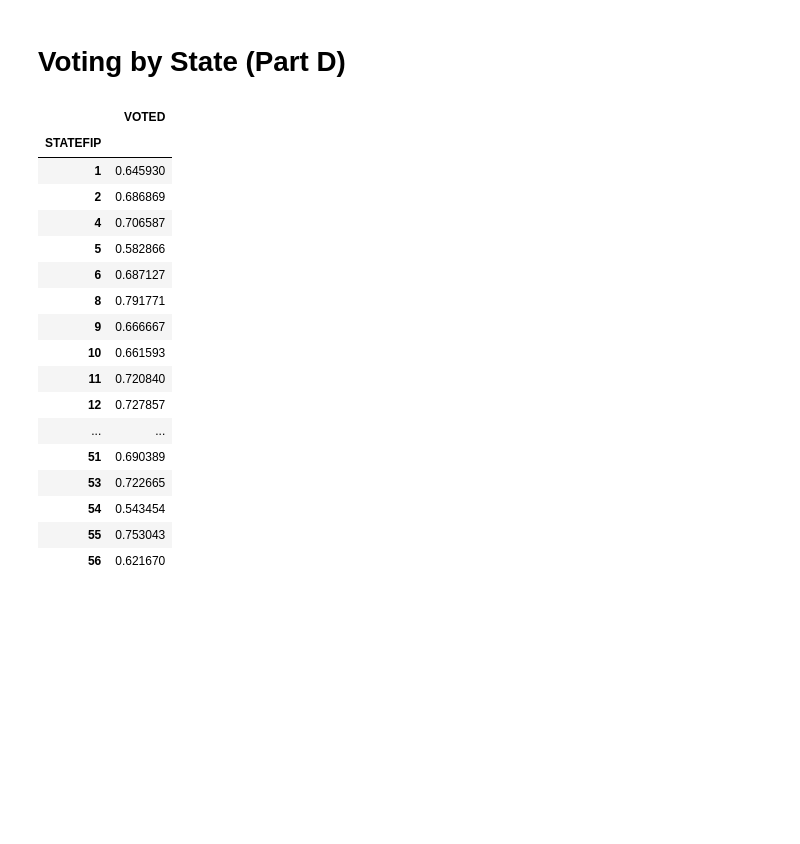
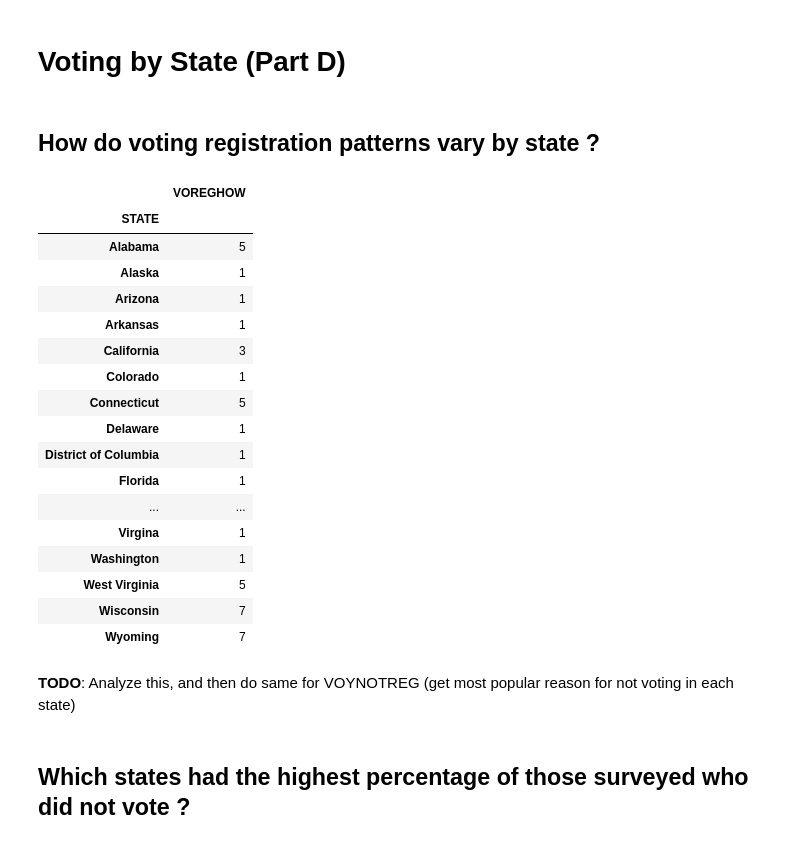
Before and after one commit to mdesilva/Data-Science, a Jupyter notebook: ASA2020FallDataChallenge/Analysis.ipynb, the cells around one changed output. Cells and saved outputs as stored; diff of their text form; code cells hidden in the pictures; blank space fills up the shorter version.

```diff
--- a/ASA2020FallDataChallenge/Analysis.ipynb
+++ b/ASA2020FallDataChallenge/Analysis.ipynb
@@ -38,7 +40,17 @@ df["NEWRACE"] = df["NEWRACE"].replace([801, 802, 803, 804, 805, 806, 807, 808, 8
+# %%
+df["STATE"] = df["STATEFIP"]
+# %%
+states = {1: "Alabama", 2: "Alaska", 4: "Arizona", 5: "Arkansas", 6: "California", 8: "Colorado", 9: "Connecticut", 10: "Delaware", 11: "District of Columbia", 12: "Florida", 13: "Georgia", 15: "Hawaii", 16: "Idaho", 17: "Illinois", 18: "Indiana", 19: "Iowa", 20: "Kansas", 21: "Kentucky", 22: "Lousiana", 23: "Maine", 24: "Maryland", 25: "Massachusetts", 26: "Michigan", 27: "Minnesota", 28: "Missisippi", 29: "Missouri", 30: "Montana", 31: "Nebraska", 32: "Nevada", 33: "New Hampshire", 34: "New Jersey", 35: "New Mexico", 36: "New York", 37: "North Carolina", 38: "North Dakota", 39: "Ohio", 40: "Oklahoma", 41: "Oregon", 42: "Pennsylvania", 44: "Rhode Island", 45: "South Carolina", 46: "South Dakota", 47: "Tennessee", 48: "Texas", 49: "Utah", 50: "Vermont", 51: "Virgina", 53: "Washington", 54: "West Virginia", 55: "Wisconsin", 56: "Wyoming"}
+# %%
+for i in range(1, 57):
+    if i in states:
+        df["STATE"].replace([i], states[i], inplace=True)
 # %% [markdown]
 # Part A: Voter Registration Analysis
 
 So far, we've analyzed our data to draw a big picture of who voted at the polls using demographics such as age, race, ethnicity, and education. Next, we can start to form a big picture of whom actually registers, and doesn't register to vote, and why across key demographics.
+# %%
+rvdf = df[df["VOREGHOW"] < 10] #CREATE DATAFRAME WITH ONLY INDIVIDUALS THAT REGISTERED TO VOTEa
 # %%
 nrvdf = df[df["VOYNOTREG"] != 99] #CREATE DATAFRAME WITH ONLY INDIVIDUALS THAT DID NOT REGISTER TO VOTE
 # %%
@@ -393,24 +407,30 @@ whyNotVoteBasedOnEdu
 The most popular reason for not voting for those with ***some school but no diploma*** was an **illness or disability**. For all those who didn't vote with a ***high school diploma and above***, the most popular reason for not voting was that they were **too busy, or had conflicting work or school schedules**.
 # %% [markdown]
 # Voting by State (Part D)
-# %%
-df[["STATEFIP", "VOTED"]].groupby(["STATEFIP"]).mean()
-# %% [output]
-|  | VOTED |
-| STATEFIP |  |
-| 1 | 0.645930 |
-| 2 | 0.686869 |
-| 4 | 0.706587 |
-| 5 | 0.582866 |
-| 6 | 0.687127 |
-| 8 | 0.791771 |
-| 9 | 0.666667 |
-| 10 | 0.661593 |
-| 11 | 0.720840 |
-| 12 | 0.727857 |
-| ... | ... |
-| 51 | 0.690389 |
-| 53 | 0.722665 |
-| 54 | 0.543454 |
-| 55 | 0.753043 |
-| 56 | 0.621670 |
+# %% [markdown]
+## How do voting registration patterns vary by state ?
+# %%
+rvdf[["STATE", "VOREGHOW"]].groupby(["STATE"]).agg(pd.Series.mode)
+# %% [output]
+|  | VOREGHOW |
+| STATE |  |
+| Alabama | 5 |
+| Alaska | 1 |
+| Arizona | 1 |
+| Arkansas | 1 |
+| California | 3 |
+| Colorado | 1 |
+| Connecticut | 5 |
+| Delaware | 1 |
+| District of Columbia | 1 |
+| Florida | 1 |
+| ... | ... |
+| Virgina | 1 |
+| Washington | 1 |
+| West Virginia | 5 |
+| Wisconsin | 7 |
+| Wyoming | 7 |
+# %% [markdown]
+**TODO**: Analyze this, and then do same for VOYNOTREG (get most popular reason for not voting in each state)
+# %% [markdown]
+## Which states had the highest percentage of those surveyed who did not vote ?
```
Also changed, not shown: parts of 5 cells of this notebook.
